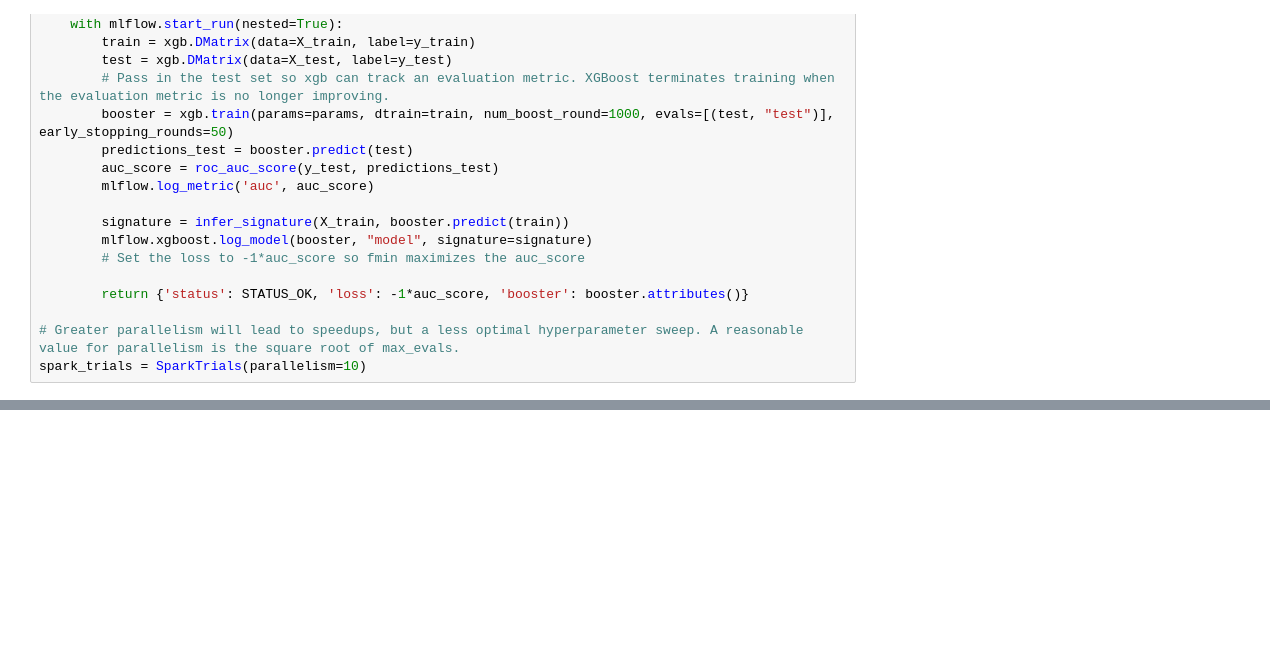
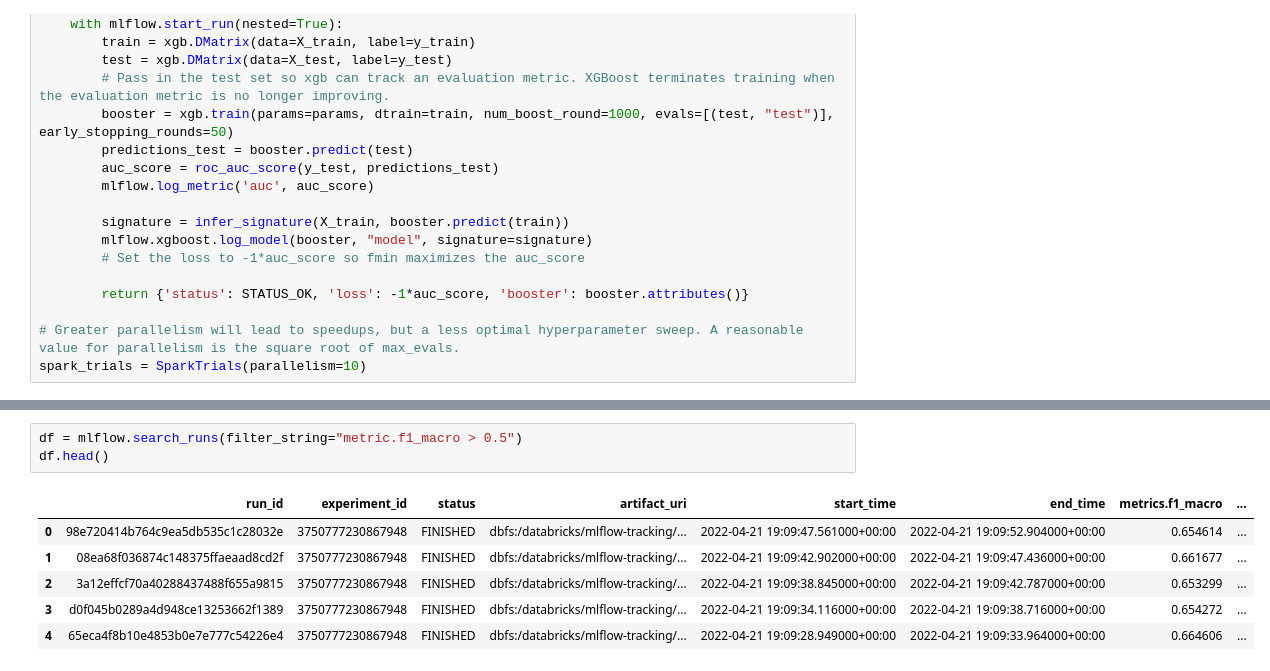
Before and after one commit to McGill-MMA-EnterpriseAnalytics/NHL-Game-II, a Jupyter notebook: modeling/Hyperparameter tuning.ipynb, the cells around one changed output, grey strips where cells are left out. Saved outputs shown, nothing was run; the diff lists cells and outputs as text; blank space fills up the shorter version.

Commit message:
Update MLFlow for lightGBM

```diff
--- a/modeling/Hyperparameter tuning.ipynb
+++ b/modeling/Hyperparameter tuning.ipynb
@@ -462,0 +562,10 @@ Total Trials: 96: 96 succeeded, 0 failed, 0 cancelled.
+# %%
+df = mlflow.search_runs(filter_string="metric.f1_macro > 0.5")
+df.head()
+# %% [output]
+|  | run_id | experiment_id | status | artifact_uri | start_time | end_time | metrics.f1_macro | ... |
+| 0 | 98e720414b764c9ea5db535c1c28032e | 3750777230867948 | FINISHED | dbfs:/databricks/mlflow-tracking/... | 2022-04-21 19:09:47.561000+00:00 | 2022-04-21 19:09:52.904000+00:00 | 0.654614 | ... |
+| 1 | 08ea68f036874c148375ffaeaad8cd2f | 3750777230867948 | FINISHED | dbfs:/databricks/mlflow-tracking/... | 2022-04-21 19:09:42.902000+00:00 | 2022-04-21 19:09:47.436000+00:00 | 0.661677 | ... |
+| 2 | 3a12effcf70a40288437488f655a9815 | 3750777230867948 | FINISHED | dbfs:/databricks/mlflow-tracking/... | 2022-04-21 19:09:38.845000+00:00 | 2022-04-21 19:09:42.787000+00:00 | 0.653299 | ... |
+| 3 | d0f045b0289a4d948ce13253662f1389 | 3750777230867948 | FINISHED | dbfs:/databricks/mlflow-tracking/... | 2022-04-21 19:09:34.116000+00:00 | 2022-04-21 19:09:38.716000+00:00 | 0.654272 | ... |
+| 4 | 65eca4f8b10e4853b0e7e777c54226e4 | 3750777230867948 | FINISHED | dbfs:/databricks/mlflow-tracking/... | 2022-04-21 19:09:28.949000+00:00 | 2022-04-21 19:09:33.964000+00:00 | 0.664606 | ... |
```
Also changed, not shown: parts of 23 cells of this notebook.
